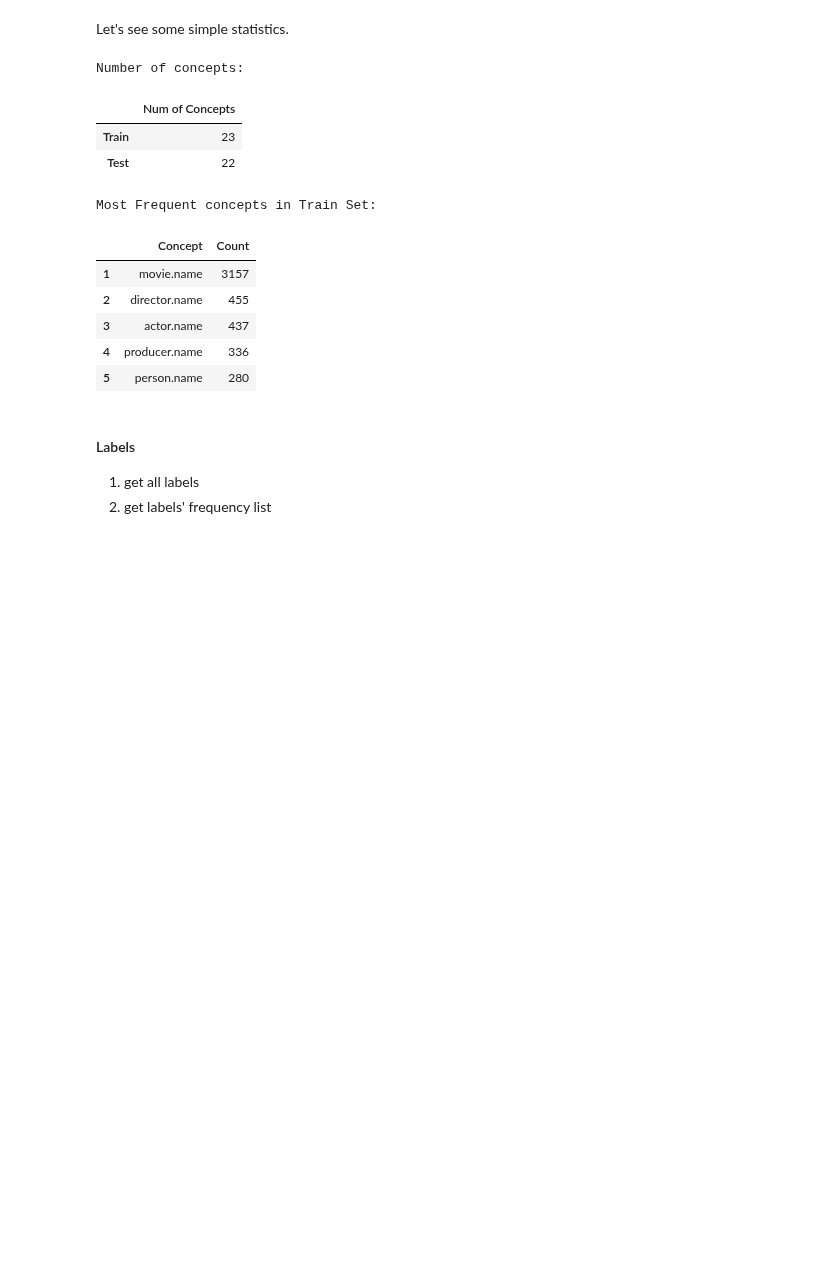
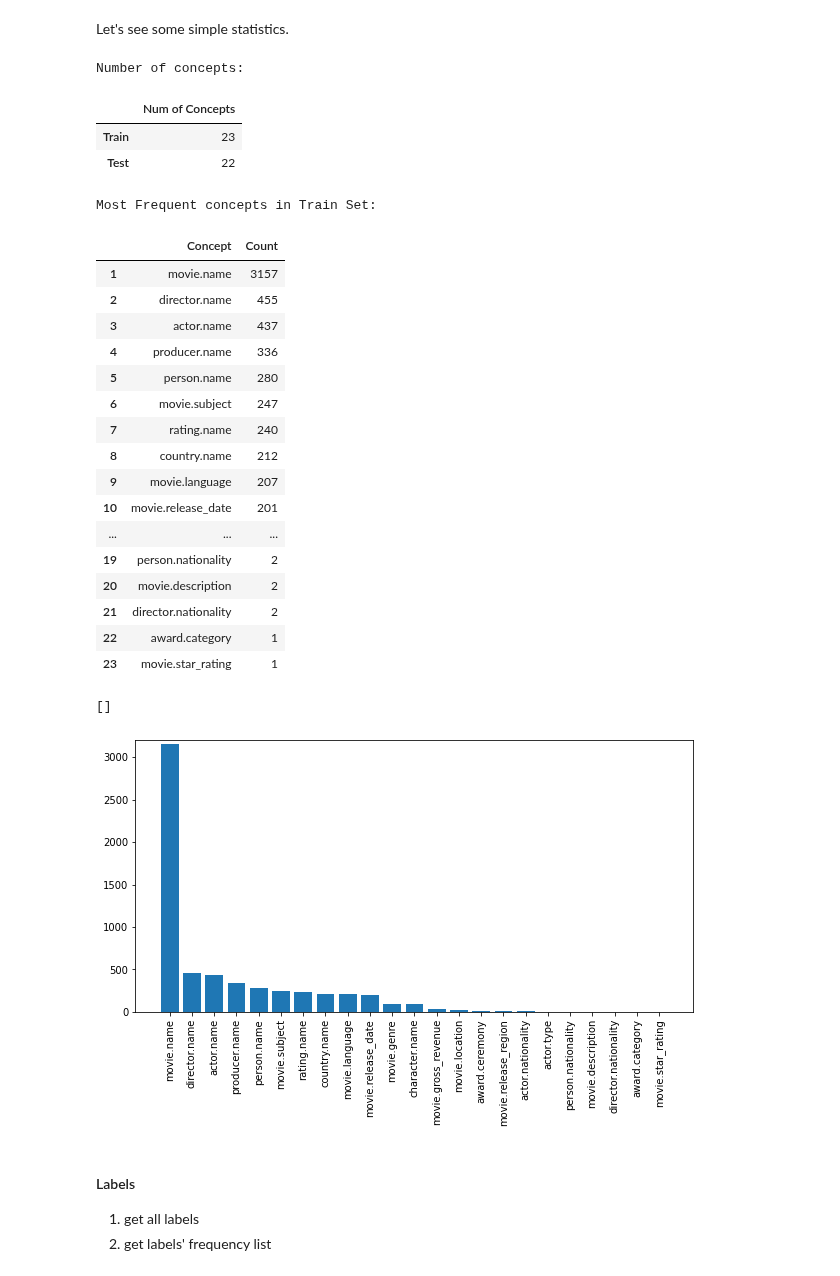
Before and after one commit to AryaHassanli/LUS-Concept-Tagger, a Jupyter notebook: FirstProject.ipynb, the cells around one changed output. Cells and saved outputs as stored; diff of their text form; code cells hidden in the pictures; blank space fills up the shorter version.

Commit message:
added: plots

```diff
--- a/FirstProject.ipynb
+++ b/FirstProject.ipynb
@@ -548,32 +548,54 @@ def get_chunks_freq(corpus: List[IOBUtter]) -> dict:
 # %% [markdown]
 Let's see some simple statistics.
 # %%
+import matplotlib.pyplot as plt
+
 trn_chunks = get_chunks(trn_conll_corpus)
 tst_chunks = get_chunks(tst_conll_corpus)
 
 trn_chunk_freqs = get_chunks_freq(trn_conll_corpus)
 tst_chunk_freqs = get_chunks_freq(tst_conll_corpus)
 
 print("Number of concepts:")
 df = pd.DataFrame([len(trn_chunks),len(tst_chunks)],index=['Train','Test'],columns=['Num of Concepts'])
 display(df)
 
 print("Most Frequent concepts in Train Set:")
-df = pd.DataFrame(nbest(trn_chunk_freqs,5).items(),columns=['Concept','Count'])
+df = pd.DataFrame(nbest(trn_chunk_freqs,len(trn_chunk_freqs)).items(),columns=['Concept','Count'])
 df.index += 1
 display(df)
+
+plt.figure(figsize=(10, 5))
+D = nbest(trn_chunk_freqs,len(trn_chunk_freqs))
+plt.bar(range(len(D)), list(D.values()), align='center')
+plt.xticks(range(len(D)),  list(D.keys()),rotation='vertical')
+plt.ylim([0, 3200])
+plt.plot()
 # %% [output]
 Number of concepts:
 |  | Num of Concepts |
 | Train | 23 |
 | Test | 22 |
 Most Frequent concepts in Train Set:
 |  | Concept | Count |
 | 1 | movie.name | 3157 |
 | 2 | director.name | 455 |
 | 3 | actor.name | 437 |
 | 4 | producer.name | 336 |
 | 5 | person.name | 280 |
+| 6 | movie.subject | 247 |
+| 7 | rating.name | 240 |
+| 8 | country.name | 212 |
+| 9 | movie.language | 207 |
+| 10 | movie.release_date | 201 |
+| ... | ... | ... |
+| 19 | person.nationality | 2 |
+| 20 | movie.description | 2 |
+| 21 | director.nationality | 2 |
+| 22 | award.category | 1 |
+| 23 | movie.star_rating | 1 |
+[]
+[figure, added]
 # %% [markdown]
 #### Labels
 
```
Also changed, not shown: parts of 9 cells of this notebook.
